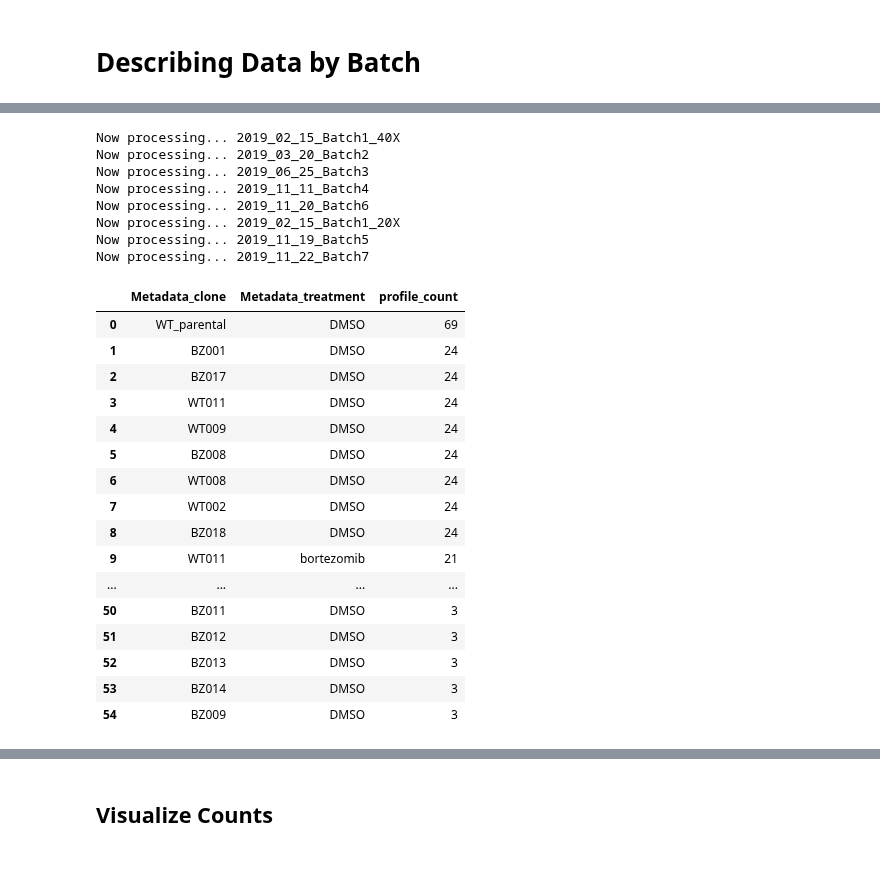
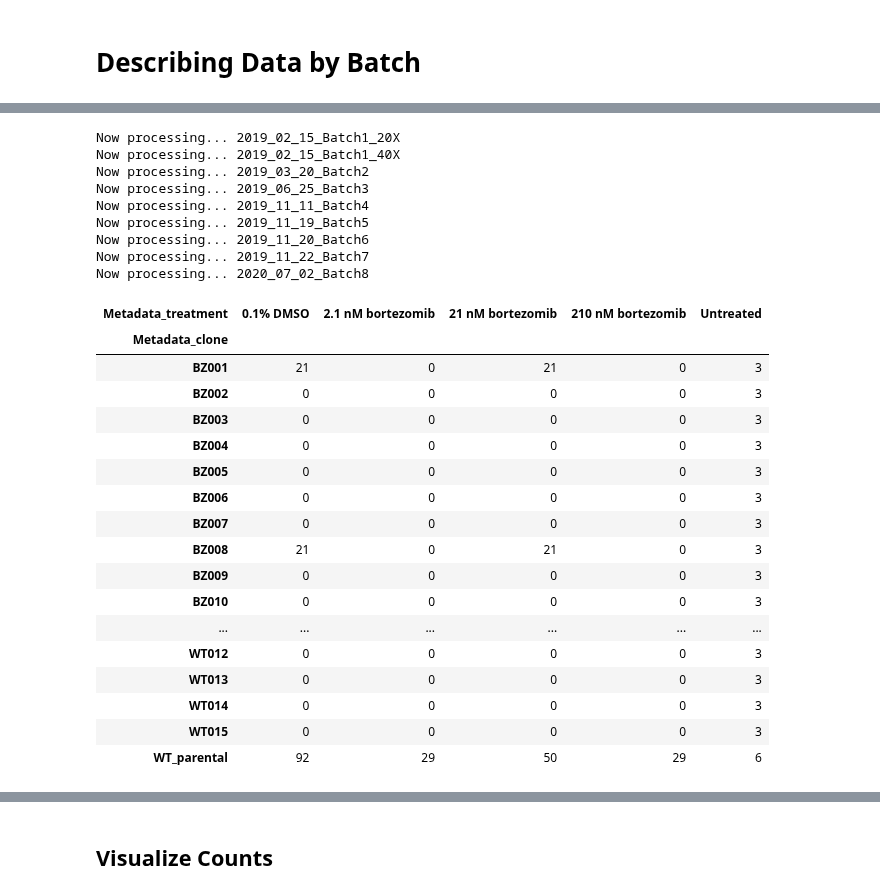
Before and after one commit to broadinstitute/profiling-resistance-mechanisms, a Jupyter notebook: 2.describe-data/0.describe-data.ipynb, the cells around one changed output, grey strips where cells are left out. Saved outputs shown, nothing was run; the diff lists cells and outputs as text; code cells hidden in the pictures; blank space fills up the shorter version.

```diff
--- a/2.describe-data/0.describe-data.ipynb
+++ b/2.describe-data/0.describe-data.ipynb
@@ -26,12 +27,7 @@ def get_count_per_batch(df, batch_name):
 
 def count_treatments_per_plate(df, batch_name):
 
-    if batch_name in ["2019_02_15_Batch1_20X", "2019_02_15_Batch1_40X", "2019_03_20_Batch2"]:
-        group_cols = ["Metadata_CellLine", "Metadata_Dosage", "Metadata_Plate"]
-    elif batch_name in ["2019_06_25_Batch3"]:
-        group_cols = ["Metadata_clone_number", "Metadata_Plate"]
-    else:
-        group_cols = ["Metadata_clone_number", "Metadata_treatment", "Metadata_Plate"]
+    group_cols = ["Metadata_clone_number", "Metadata_treatment", "Metadata_Plate"]
 
     result = (
         df
@@ -46,22 +42,16 @@ def count_treatments_per_plate(df, batch_name):
         .assign(batch=batch_name)
     )
 
-    if batch_name not in ["2019_06_25_Batch3"]:
-        result = (
-            result.rename({
-                group_cols[1]: "Metadata_treatment"
-            }, axis="columns")
-        )
     return result
 
 def process_counts(batch_name, profile_dir="profiles"):
-    df = load_data(batch_name, profile_dir, combine_dfs=True)
+    df = load_data(batch_name, profile_dir, combine_dfs=True, harmonize_cols=True)
     batch_count = get_count_per_batch(df, batch_name)
     treatment_count = count_treatments_per_plate(df, batch_name)
     return df, batch_count, treatment_count
 # %%
-profile_dir = os.path.join("..", "0.generate-profiles", "profiles")
-batches = [x for x in os.listdir(profile_dir) if x != ".DS_Store"]
+profile_dir = pathlib.Path("../0.generate-profiles/profiles")
+batches = sorted([x for x in os.listdir(profile_dir) if x != ".DS_Store"])
 
 batches
 # %% [output]
@@ -76,6 +67,5 @@ batches
 # %%
 batch_data = {}
-all_clones = list()
 profile_count_list = list()
 for batch in batches:
     print("Now processing... {}".format(batch))
@@ -88,49 +78,66 @@ for batch in batches:
             "treatment_count": treatment_count
         }
 
-    all_clones += treatment_count.Metadata_clone.unique().tolist()
     profile_count_list.append(
         treatment_count.loc[:, ["Metadata_clone", "Metadata_treatment", "profile_count"]]
     )
 # %% [output]
+Now processing... 2019_02_15_Batch1_20X
 Now processing... 2019_02_15_Batch1_40X
 Now processing... 2019_03_20_Batch2
 Now processing... 2019_06_25_Batch3
 Now processing... 2019_11_11_Batch4
+Now processing... 2019_11_19_Batch5
 Now processing... 2019_11_20_Batch6
-Now processing... 2019_02_15_Batch1_20X
-Now processing... 2019_11_19_Batch5
 Now processing... 2019_11_22_Batch7
+Now processing... 2020_07_02_Batch8
 # %%
 sample_count_df = (
     pd.DataFrame(
         pd.concat(profile_count_list, axis="rows")
         .fillna("DMSO")
         .reset_index(drop=True)
         .groupby(["Metadata_clone", "Metadata_treatment"])
         ["profile_count"]
         .sum()
     )
     .sort_values("profile_count", ascending=False)
     .reset_index()
 )
 
-sample_count_df
+sample_treatment_count_df = (
+    sample_count_df
+    .pivot_table(
+        values="profile_count",
+        index="Metadata_clone",
+        columns="Metadata_treatment",
+        aggfunc=lambda x: x.sum()
+    )
+    .fillna(0)
+    .astype(int)
+)
+
+sample_treatment_count_df.to_csv(
+    pathlib.Path("results/sample_summary_profile_counts.tsv"), sep="\t", index=True
+)
+
+sample_treatment_count_df
 # %% [output]
-|  | Metadata_clone | Metadata_treatment | profile_count |
-| 0 | WT_parental | DMSO | 69 |
-| 1 | BZ001 | DMSO | 24 |
-| 2 | BZ017 | DMSO | 24 |
-| 3 | WT011 | DMSO | 24 |
-| 4 | WT009 | DMSO | 24 |
-| 5 | BZ008 | DMSO | 24 |
-| 6 | WT008 | DMSO | 24 |
-| 7 | WT002 | DMSO | 24 |
-| 8 | BZ018 | DMSO | 24 |
-| 9 | WT011 | bortezomib | 21 |
-| ... | ... | ... | ... |
-| 50 | BZ011 | DMSO | 3 |
-| 51 | BZ012 | DMSO | 3 |
-| 52 | BZ013 | DMSO | 3 |
-| 53 | BZ014 | DMSO | 3 |
-| 54 | BZ009 | DMSO | 3 |
+| Metadata_treatment | 0.1% DMSO | 2.1 nM bortezomib | 21 nM bortezomib | 210 nM bortezomib | Untreated |
+| Metadata_clone |  |  |  |  |  |
+| BZ001 | 21 | 0 | 21 | 0 | 3 |
+| BZ002 | 0 | 0 | 0 | 0 | 3 |
+| BZ003 | 0 | 0 | 0 | 0 | 3 |
+| BZ004 | 0 | 0 | 0 | 0 | 3 |
+| BZ005 | 0 | 0 | 0 | 0 | 3 |
+| BZ006 | 0 | 0 | 0 | 0 | 3 |
+| BZ007 | 0 | 0 | 0 | 0 | 3 |
+| BZ008 | 21 | 0 | 21 | 0 | 3 |
+| BZ009 | 0 | 0 | 0 | 0 | 3 |
+| BZ010 | 0 | 0 | 0 | 0 | 3 |
+| ... | ... | ... | ... | ... | ... |
+| WT012 | 0 | 0 | 0 | 0 | 3 |
+| WT013 | 0 | 0 | 0 | 0 | 3 |
+| WT014 | 0 | 0 | 0 | 0 | 3 |
+| WT015 | 0 | 0 | 0 | 0 | 3 |
+| WT_parental | 92 | 29 | 50 | 29 | 6 |
```
Also changed, not shown: parts of 23 cells of this notebook, 2 other files.
